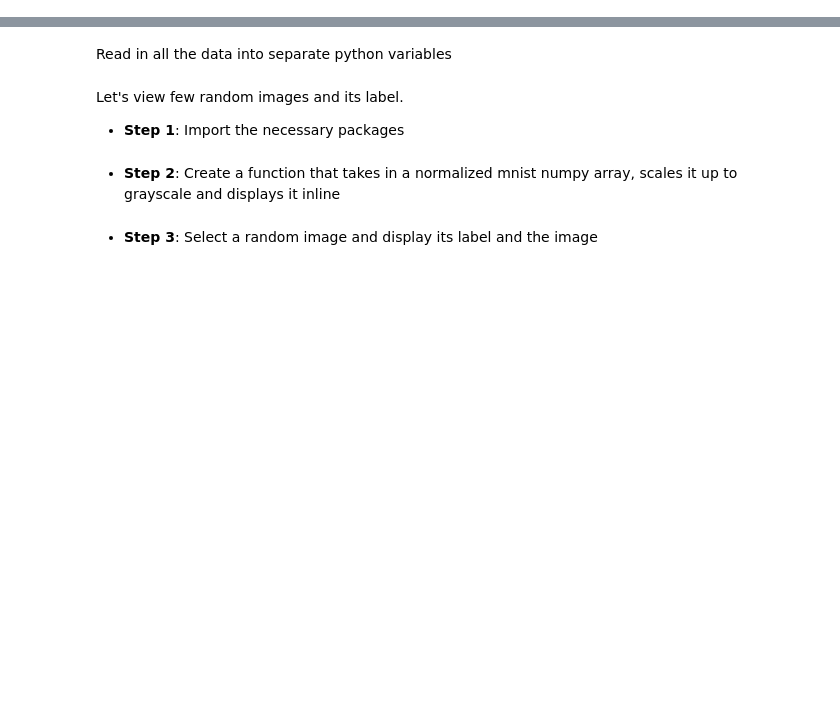
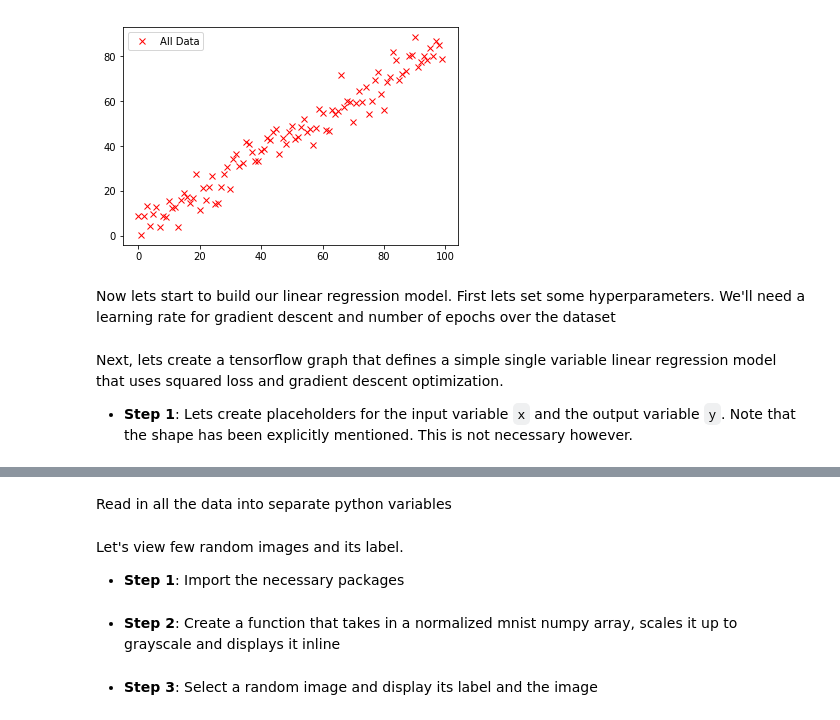
Before and after one commit to Vakuma/tf_rundown, a Jupyter notebook: notebooks/tf_rundown_basics.ipynb, the cells around one changed output, grey strips where cells are left out. Cells and saved outputs as stored; diff of their text form; code cells hidden in the pictures; blank space fills up the shorter version.

```diff
--- a/notebooks/tf_rundown_basics.ipynb
+++ b/notebooks/tf_rundown_basics.ipynb
@@ -0,0 +120,12 @@
+# %%
+num_points = 100
+X = np.arange(num_points)
+Y = (X * 0.8 + 5) + np.random.normal(0, 5, num_points)
+# Plot the points
+plt.plot(X, Y, 'rx', label="All Data")
+plt.legend()
+plt.show()
+# %% [output]
+[figure, added]
+# %% [markdown]
+Now lets start to build our linear regression model. First lets set some hyperparameters. We'll need a learning rate for gradient descent and number of epochs over the dataset
@@ -0,0 +136,4 @@
+# %% [markdown]
+Next, lets create a tensorflow graph that defines a simple single variable linear regression model that uses squared loss and gradient descent optimization.
+
+* **Step 1**: Lets create placeholders for the input variable `x` and the output variable `y`. Note that the shape has been explicitly mentioned. This is not necessary however.
```
Also changed, not shown: parts of 35 cells of this notebook.
